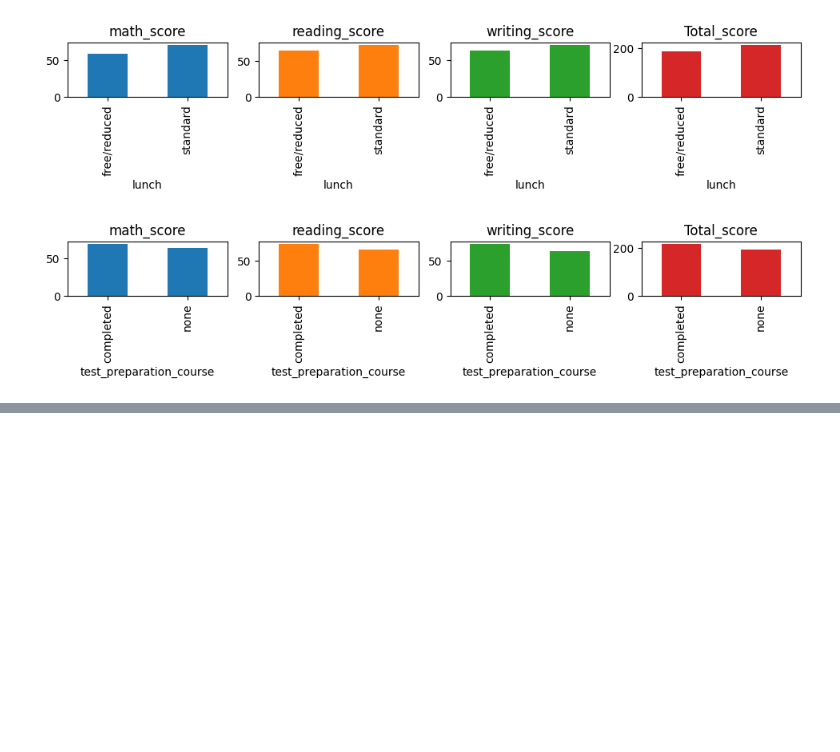
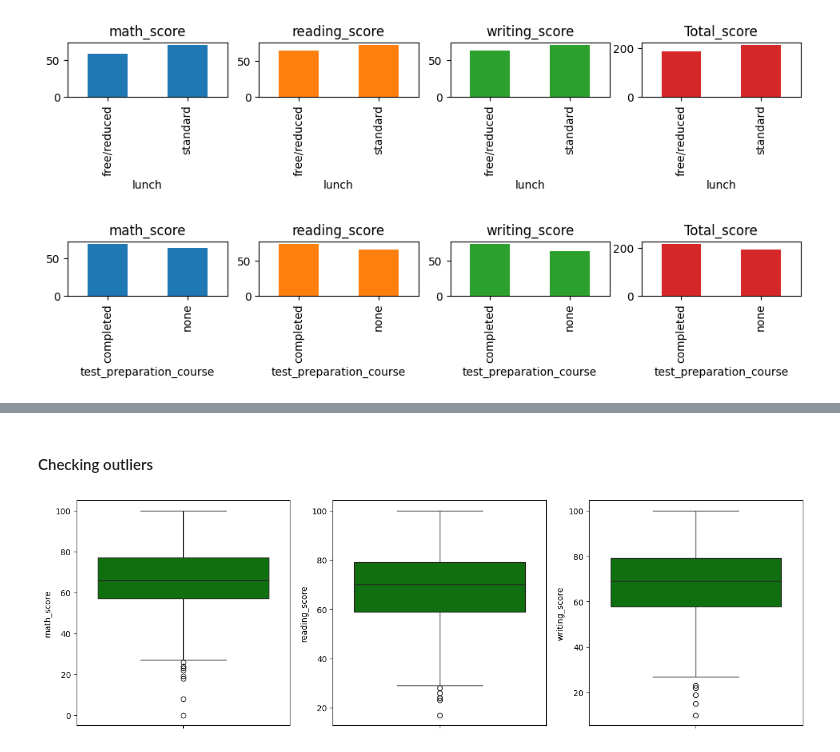
Before and after one commit to Deep-art-commits/MachineLearning_Projects, a Jupyter notebook: notebook/1 . EDA STUDENT PERFORMANCE .ipynb, the cells around one changed output, grey strips where cells are left out. Saved outputs shown, nothing was run; the diff lists cells and outputs as text; code cells hidden in the pictures; blank space fills up the shorter version.

```diff
--- a/notebook/1 . EDA STUDENT PERFORMANCE .ipynb
+++ b/notebook/1 . EDA STUDENT PERFORMANCE .ipynb
@@ -302,0 +312,9 @@ for i in enumerate(categorical_variables):
+# %% [markdown]
+#### Checking outliers
+# %%
+plt.subplots(1,4,figsize=(16,5))
+for i in enumerate(numerical_variables):
+    plt.subplot(1,3,i[0]+1)
+    sns.boxplot(df[i[1]],color='green')
+# %% [output]
+[figure, added]
```
Also changed, not shown: parts of 4 cells of this notebook, 2 other files.
